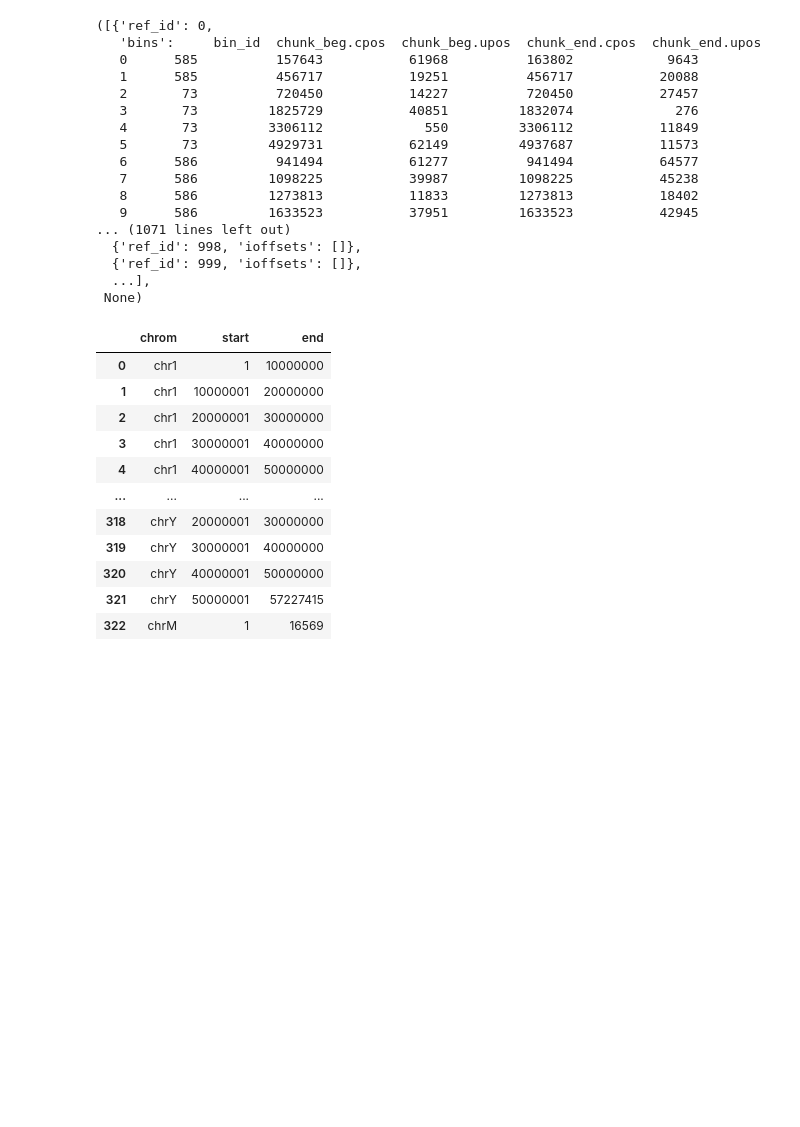
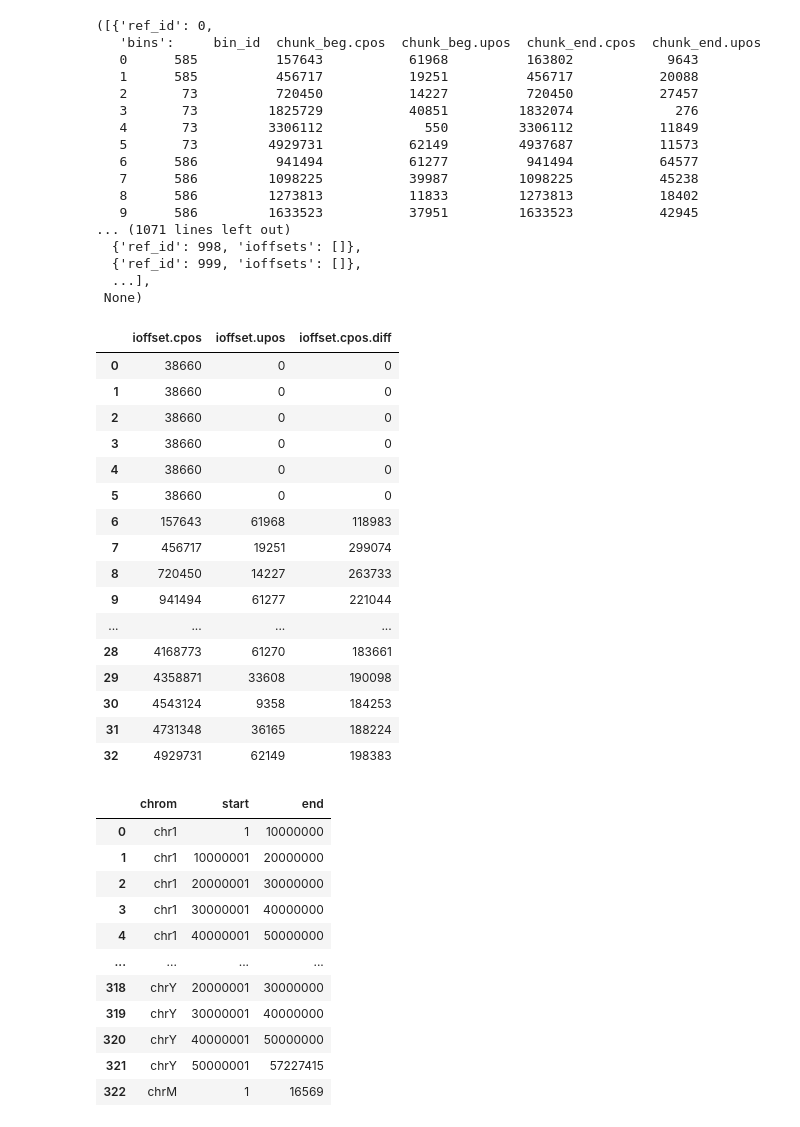
Before and after one commit to abdenlab/dask-ngs, a Jupyter notebook: src/dask_ngs/bench.ipynb, the cells around one changed output. Drawn from its saved outputs; the diff is of its cells as text; code cells hidden in the pictures; blank space fills up the shorter version.

Commit message:
Calculate differences of ioffset.cpos

```diff
--- a/src/dask_ngs/bench.ipynb
+++ b/src/dask_ngs/bench.ipynb
@@ -181,6 +181,32 @@ df
   {'ref_id': 999, 'ioffsets': []},
   ...],
  None)
+# %%
+offsets = ref['ioffsets']['ioffset.cpos']
+
+#o = offsets[:, 1:,] - offsets[:,:-1]
+diffs = [0] + [y - x for x, y in zip(offsets, offsets[1:])]
+#ref['ioffsets'].append(diffs)
+ref['ioffsets']['ioffset.cpos.diff'] = diffs
+ref['ioffsets']
+# %% [output]
+|  | ioffset.cpos | ioffset.upos | ioffset.cpos.diff |
+| 0 | 38660 | 0 | 0 |
+| 1 | 38660 | 0 | 0 |
+| 2 | 38660 | 0 | 0 |
+| 3 | 38660 | 0 | 0 |
+| 4 | 38660 | 0 | 0 |
+| 5 | 38660 | 0 | 0 |
+| 6 | 157643 | 61968 | 118983 |
+| 7 | 456717 | 19251 | 299074 |
+| 8 | 720450 | 14227 | 263733 |
+| 9 | 941494 | 61277 | 221044 |
+| ... | ... | ... | ... |
+| 28 | 4168773 | 61270 | 183661 |
+| 29 | 4358871 | 33608 | 190098 |
+| 30 | 4543124 | 9358 | 184253 |
+| 31 | 4731348 | 36165 | 188224 |
+| 32 | 4929731 | 62149 | 198383 |
 # %%
 chromsizes = bioframe.fetch_chromsizes("hg38")
 chunksize = 10_000_000
```
